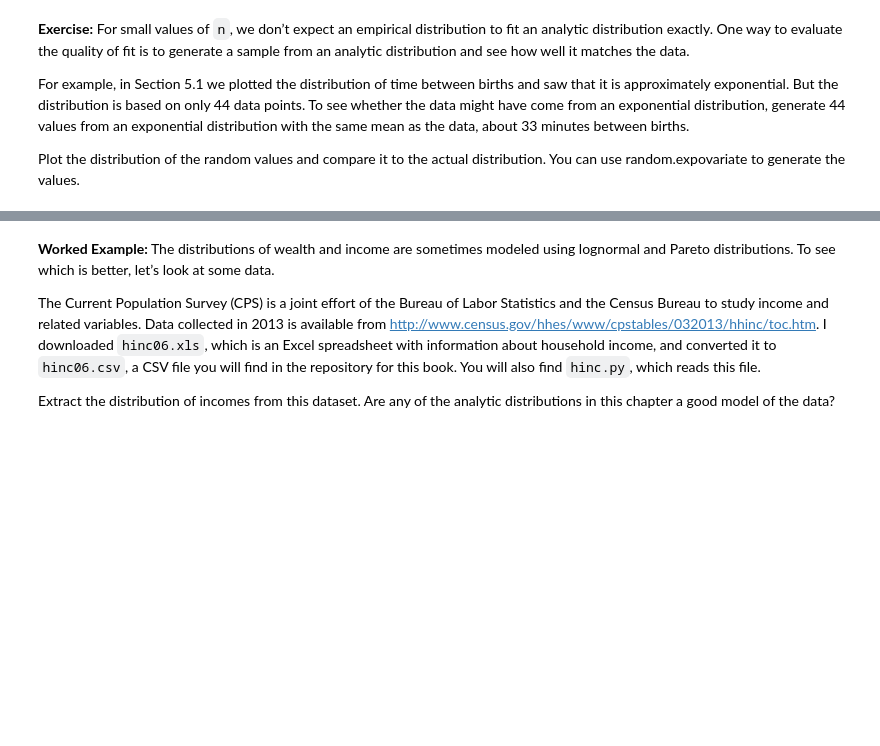
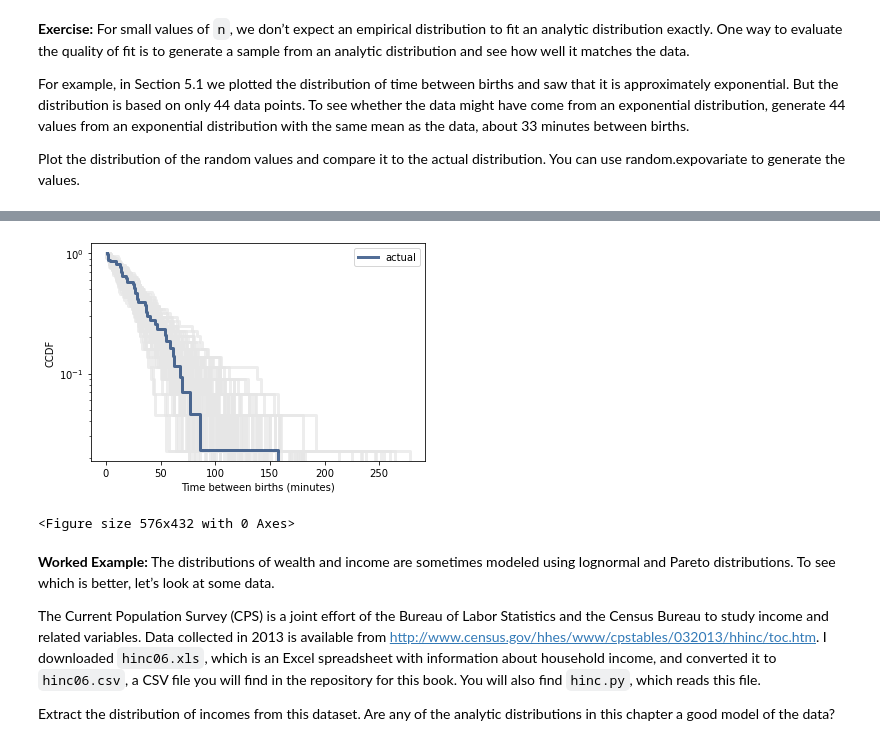
Before and after one commit to duukv/ThinkStats2, a Jupyter notebook: code/chap05ex.ipynb, the cells around one changed output, grey strips where cells are left out. Cells and saved outputs as stored; diff of their text form; code cells hidden in the pictures; blank space fills up the shorter version.

```diff
--- a/code/chap05ex.ipynb
+++ b/code/chap05ex.ipynb
@@ -566,3 +564,16 @@ thinkplot.show()
+# %%
+# Solution goes here
+for i in range(100):
+    sample = [random.expovariate(lam) for _ in range(n)]
+    model = thinkstats2.Cdf(sample)
+    thinkplot.Cdf(model, complement=True, color='0.9')
+
+thinkplot.Cdf(cdf, complement=True)
+thinkplot.config(yscale='log', ylabel='CCDF', xlabel='Time between births (minutes)')
+thinkplot.show()
+# %% [output]
+[figure, added]
+<Figure size 576x432 with 0 Axes>
 # %% [markdown]
 **Worked Example:** The distributions of wealth and income are sometimes modeled using lognormal and Pareto distributions. To see which is better, let’s look at some data.
 
```
Also changed, not shown: parts of 21 cells of this notebook.
